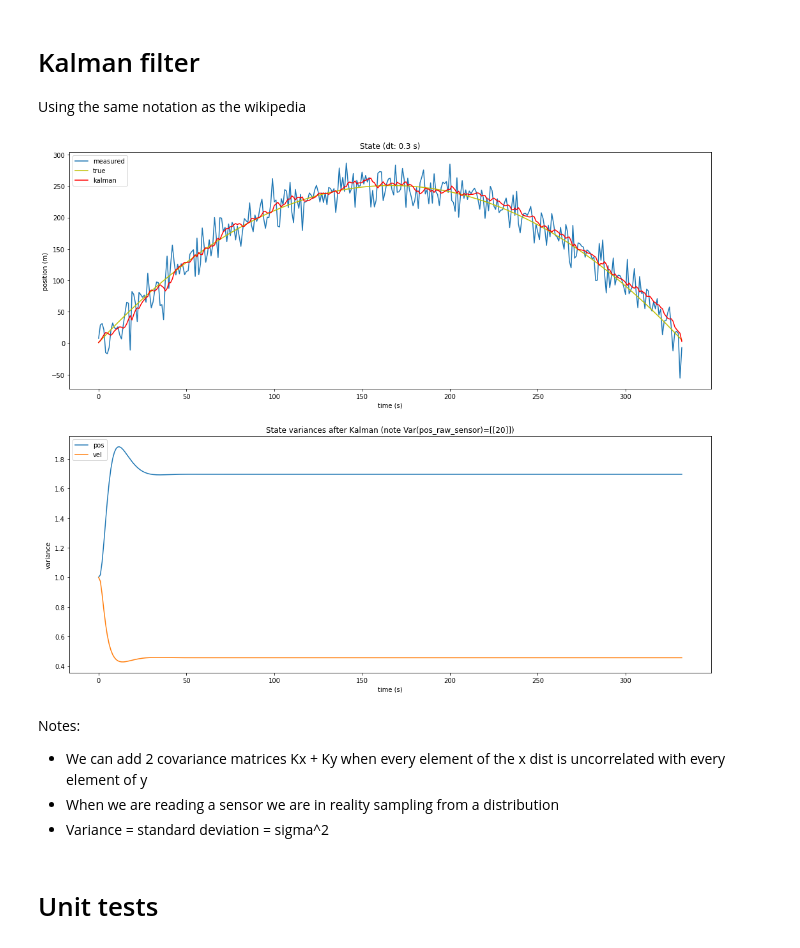
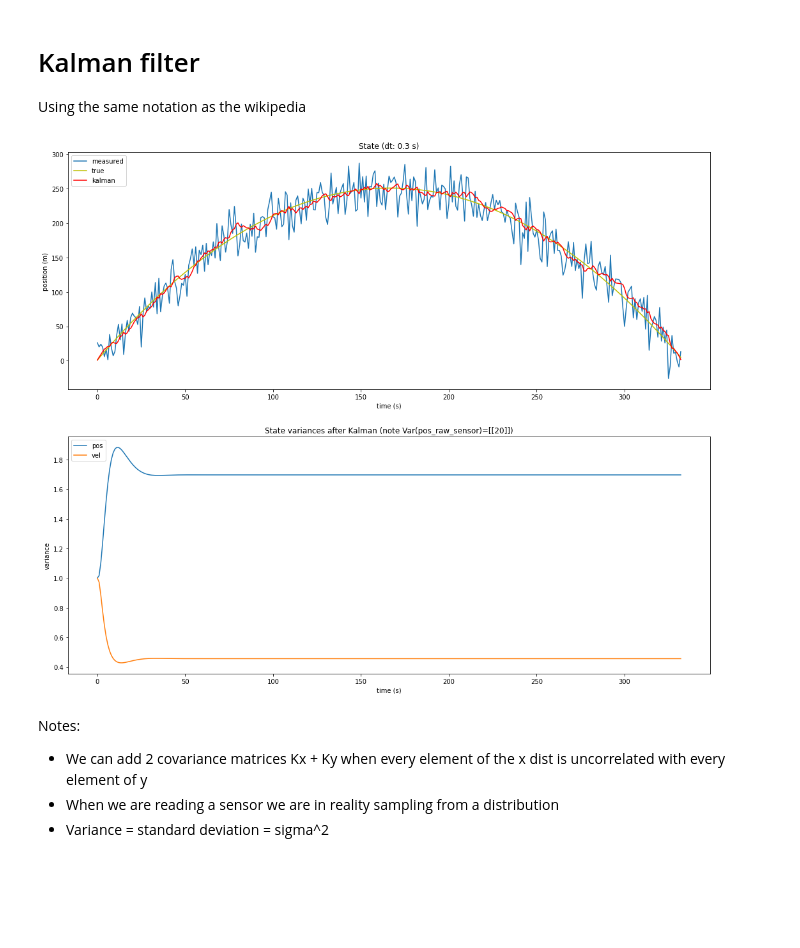
Before and after one commit to aguaviva/articles, a Jupyter notebook: Kalman.ipynb, the cells around one changed output. Drawn from its saved outputs; the diff is of its cells as text; code cells hidden in the pictures; blank space fills up the shorter version.

```diff
--- a/Kalman.ipynb
+++ b/Kalman.ipynb
@@ -31,18 +31,18 @@ H = np.array([[1,0]])
 
 def sample_sensor():
     #simulate sensor noise
-    muV, sigV  = 1, 20
+    muV, varV  = 0, 20
     N = np.random.normal(0, 1)
-    v = (muV + sigV*N)
-    R = np.array([[(sigV)]])
+    v = (muV + varV*N)
+    R = np.array([[(varV)]])
 
     return (H @ x_true) + v, R
 
 def sample_model_distribution():
-    muW,sigW = acc, 3
+    muW,varW = acc, 3
     N = np.random.normal(0, 1)
-    w = G*(muW + sigW * N)
-    Q = np.outer(G,G)*(sigW**2)
+    w = G*(muW + varW * N)
+    Q = np.outer(G,G)*(varW**2)
     return w, Q
 
 def kalman():
@@ -90,38 +90,36 @@ def kalman():
         #step
 
         # simulate trajectory (for the sensor)
         x_true = trans_vec(F,x_true) + (G)
         x_prev = x
         P_prev = P
 
 
     pk_mu = np.array(pk_mu)
     pk_var = np.array(pk_var)
     fig, ax = plt.subplots(2, 1,figsize=(18,15))
     ax[0].set_title(f'State (dt: {dt} s)')
     ax[0].plot(pm, label="measured")
     ax[0].plot(pt, color = 'y', label="true")
     ax[0].plot(pk_mu, color = 'r', label="kalman")
     ax[0].legend(loc="upper left")
     ax[0].set_xlabel('time (s)')
     ax[0].set_ylabel('position (m)')
 
     ax[1].set_title(f'State variances after Kalman (note Var(pos_raw_sensor)={R})')
     ax[1].plot(pk_var.T[0], label="pos")
     ax[1].plot(pk_var.T[1], label="vel")
     ax[1].set_xlabel('time (s)')
     ax[1].set_ylabel('variance')
     ax[1].legend(loc="upper left")
 
     plt.show()
 
 kalman()
 # %% [output]
-[figure, old version]
+[figure, new version]
 # %% [markdown]
 Notes:
 - We can add 2 covariance matrices Kx + Ky when every element of the x dist is uncorrelated with every element of y
 - When we are reading a sensor we are in reality sampling from a distribution
 - Variance = standard deviation = sigma^2
-# %% [markdown]
-# Unit tests
```
Also changed, not shown: parts of 5 cells of this notebook.
